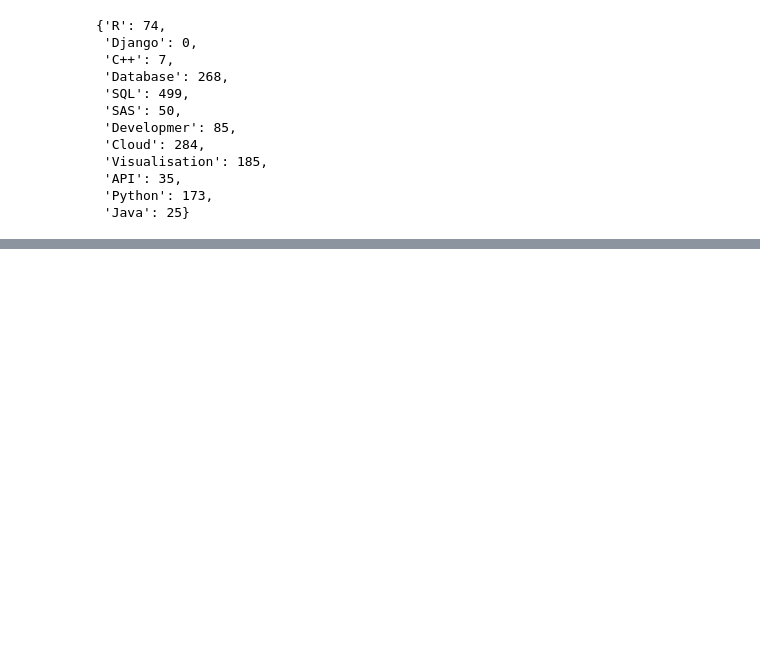
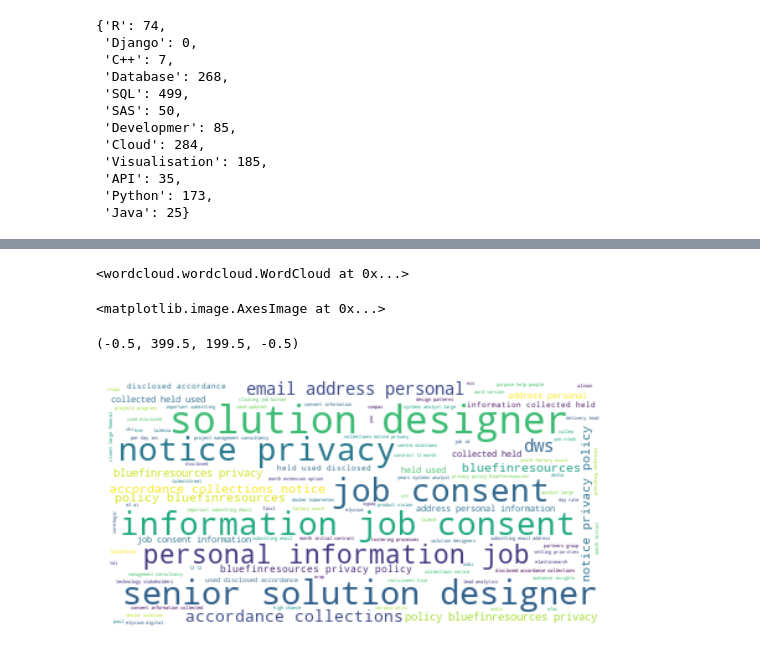
Before and after one commit to nanxu82/pythonproject, a Jupyter notebook: git_proj.ipynb, the cells around one changed output, grey strips where cells are left out. Saved outputs shown, nothing was run; the diff lists cells and outputs as text; code cells hidden in the pictures; blank space fills up the shorter version.

```diff
--- a/git_proj.ipynb
+++ b/git_proj.ipynb
@@ -571,0 +721,43 @@ Total
+# %%
+from tqdm import tqdm #used for progress bar
+import math
+
+#build an empty dataframe
+t_bow_df=pd.DataFrame()
+
+# By candidate, divide the number of times a word is said,
+# by the total number of times they've said all the words that they have said (frequency)
+bow_transformed = bow.apply(lambda x: (x+1)/ (bow.loc[x.name].sum()+1), axis=1)
+
+for sal_indicator in tqdm(above_med_sal):
+    feat_s = bow[bow.index != sal_indicator].sum()+1 #sum all the times each word was said excluding the candidate
+    feat_s_all = np.sum(bow[bow.index != sal_indicator].sum()) # all the total words that were said, excluding the candidate
+    tot = feat_s / feat_s_all #find the frequency of words said among other candidates
+    row = bow_transformed.loc[sal_indicator] / tot #divide the candidate's array of frequency of words by all other candidates' frequency
+    row = pd.DataFrame(row).T #create a df, and transform
+    results = row.apply(lambda x: math.log(x,2)) #take the log of each frequency
+
+    t_bow_df = pd.concat([t_bow_df, pd.DataFrame([results], index=[sal_indicator])]) #append to df
+# %%
+# create a pandas Series of the top 4000 most frequent words
+text=t_bow_df.loc[1].sort_values(ascending=False)[:4000]
+
+# create a dictionary Note: you could pass the pandas Series directoy into the wordcloud object
+text2_dict=t_bow_df.loc[1].sort_values(ascending=False).to_dict()
+
+# create the WordCloud object
+wordcloud = WordCloud(min_word_length =3,
+                      background_color='white')
+
+# generate the word cloud
+wordcloud.generate_from_frequencies(text2_dict)
+
+#plot
+plt.imshow(wordcloud, interpolation='bilinear')
+plt.axis('off')
+plt.show()
+# %% [output]
+<wordcloud.wordcloud.WordCloud at 0x...>
+<matplotlib.image.AxesImage at 0x...>
+(-0.5, 399.5, 199.5, -0.5)
+[figure, added]
```
Also changed, not shown: parts of 35 cells of this notebook, 1 other file.
